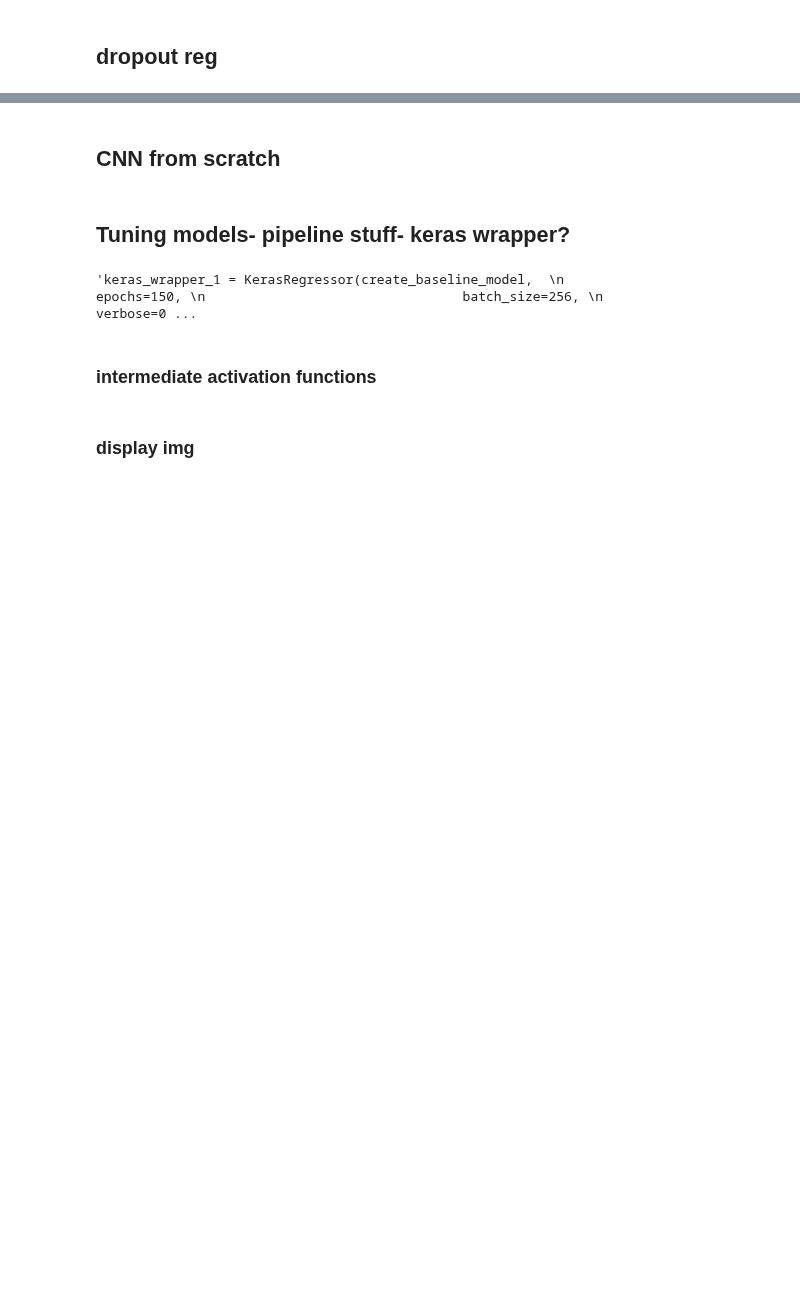
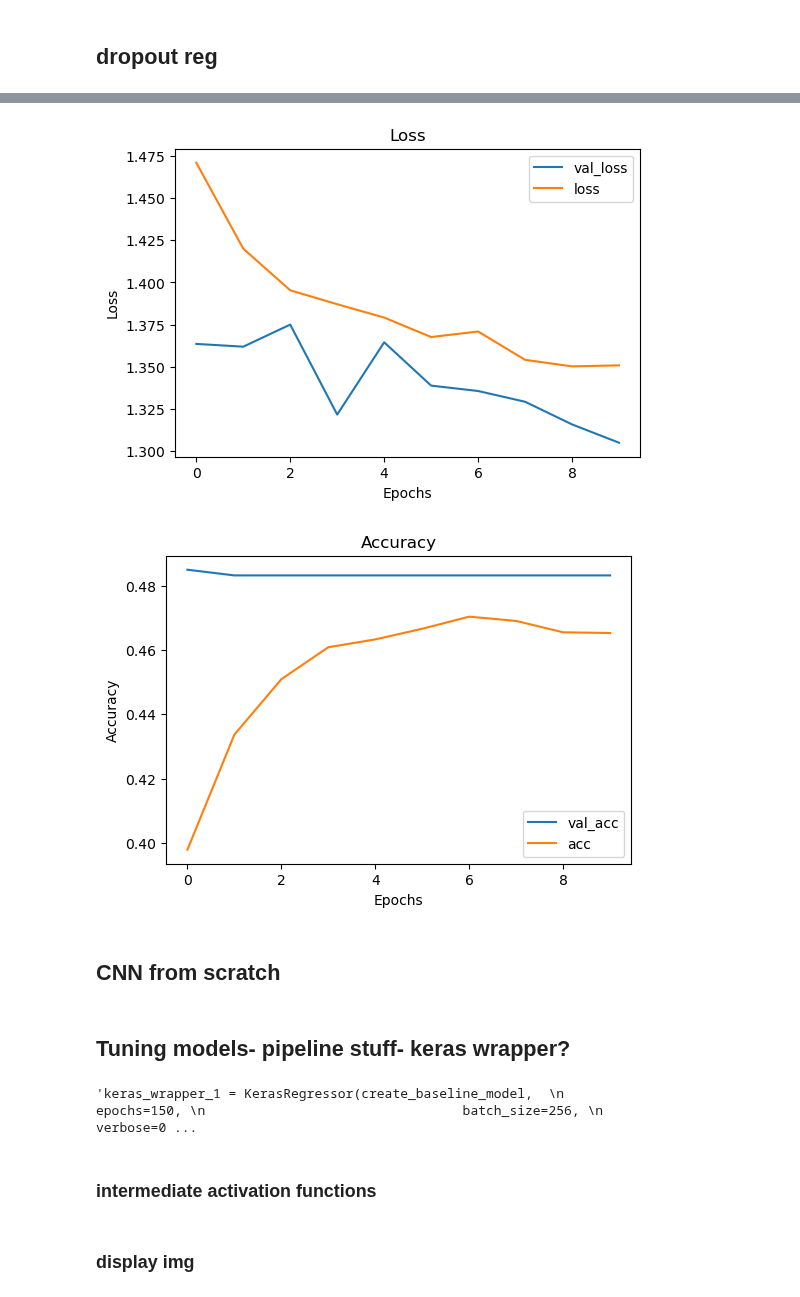
Before and after one commit to lalynjay/cassava_classification, a Jupyter notebook: notebook.ipynb, the cells around one changed output, grey strips where cells are left out. Saved outputs shown, nothing was run; the diff lists cells and outputs as text; code cells hidden in the pictures; blank space fills up the shorter version.

```diff
--- a/notebook.ipynb
+++ b/notebook.ipynb
@@ -523,7 +569,7 @@ dropout_model = models.Sequential()
 
 # Implement dropout to the input layer
 # NOTE: This is where you define the number of units in the input layer
-dropout_model.add(layers.Dropout(0.3, input_shape=(2000,)))
+dropout_model.add(layers.Dropout(0.3, input_shape=(12288,)))
 
 # Add the first hidden layer
 dropout_model.add(layers.Dense(50, activation='relu'))
@@ -538,7 +584,7 @@ dropout_model.add(layers.Dense(25, activation='relu'))
 dropout_model.add(layers.Dropout(0.3))
 
 # Add the output layer
-dropout_model.add(layers.Dense(7, activation='softmax'))
+dropout_model.add(layers.Dense(5, activation='softmax'))
 
 
 # Compile the model
@@ -547,8 +593,8 @@ dropout_model.compile(optimizer='SGD',
                       metrics=['acc'])
 
 # Train the model
-dropout_model_val = dropout_model.fit(X_train_tokens,
-                                      y_train_lb,
-                                      epochs=150,
-                                      batch_size=256,
-                                      validation_data=(X_val_tokens, y_val_lb))
+dropout_model_val = dropout_model.fit(final_train,
+                                      train_labels,
+                                      epochs=10,
+                                      batch_size=64,
+                                      validation_data=(final_test, test_labels))
@@ -555,3 +622,8 @@ dropout_model_val = dropout_model.fit(X_train_tokens,
+# %%
+visualize_training_results(dropout_model_val)
+# %% [output]
+[figure, added]
+[figure, added]
 # %% [markdown]
 ## CNN from scratch
 # %%
```
Also changed, not shown: parts of 30 cells of this notebook.
